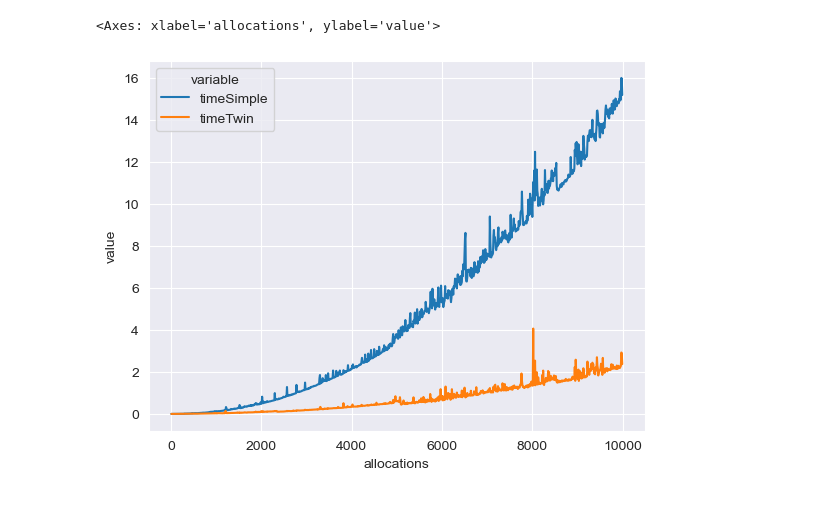
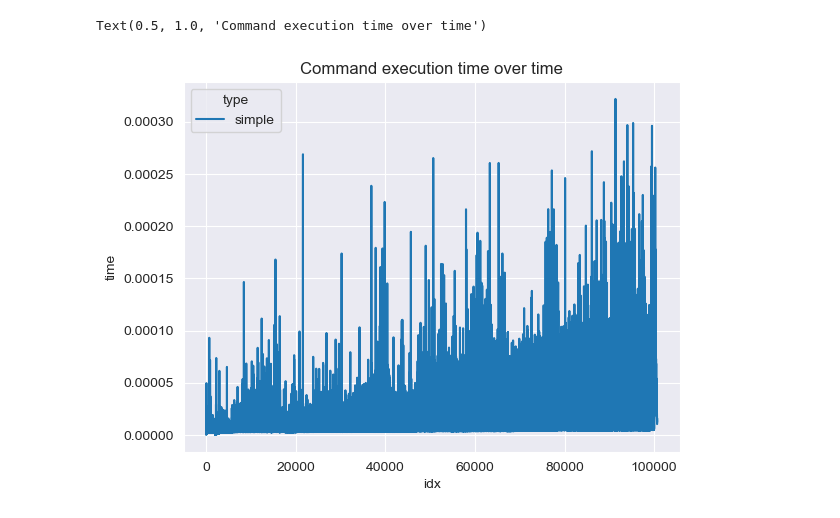
Before and after one commit to Nhsdkk/OS, a Jupyter notebook: cp/1.ipynb, the cells around one changed output. Cells and saved outputs as stored; diff of their text form; code cells hidden in the pictures.

```diff
--- a/cp/1.ipynb
+++ b/cp/1.ipynb
@@ -31 +54,4 @@ df = pd.DataFrame(rows, columns=header.split())
+# %%
+dfSimple = set_column_types(dfSimple)
+dfTwin = set_column_types(dfTwin)
 # %%
@@ -50,0 +89,6 @@ dtype('float64')
+# %%
+dfSimple["type"] = "simple"
+dfTwin["type"] = "twin"
+# %%
+dfSimple["idx"] = dfSimple.index
+dfTwin["idx"] = dfTwin.index
@@ -50,0 +127,2 @@ dtype('float64')
+# %%
+df = pd.concat([dfSimple, dfTwin], ignore_index=True)
@@ -51,5 +145,5 @@ dtype('float64')
 # %%
-sns.lineplot(data=pd.melt(df[["timeSimple", "timeTwin", "allocations"]], ["allocations"]), x="allocations", y="value", hue="variable")
+sns.lineplot(data=df[df['type'] == "simple"], x="idx", y="time", hue="type").set_title("Command execution time over time")
 # %% [output]
-<Axes: xlabel='allocations', ylabel='value'>
+Text(0.5, 1.0, 'Command execution time over time')
-[figure, old version]
+[figure, new version]
```
Also changed, not shown: parts of 28 cells of this notebook, 26 other files.
